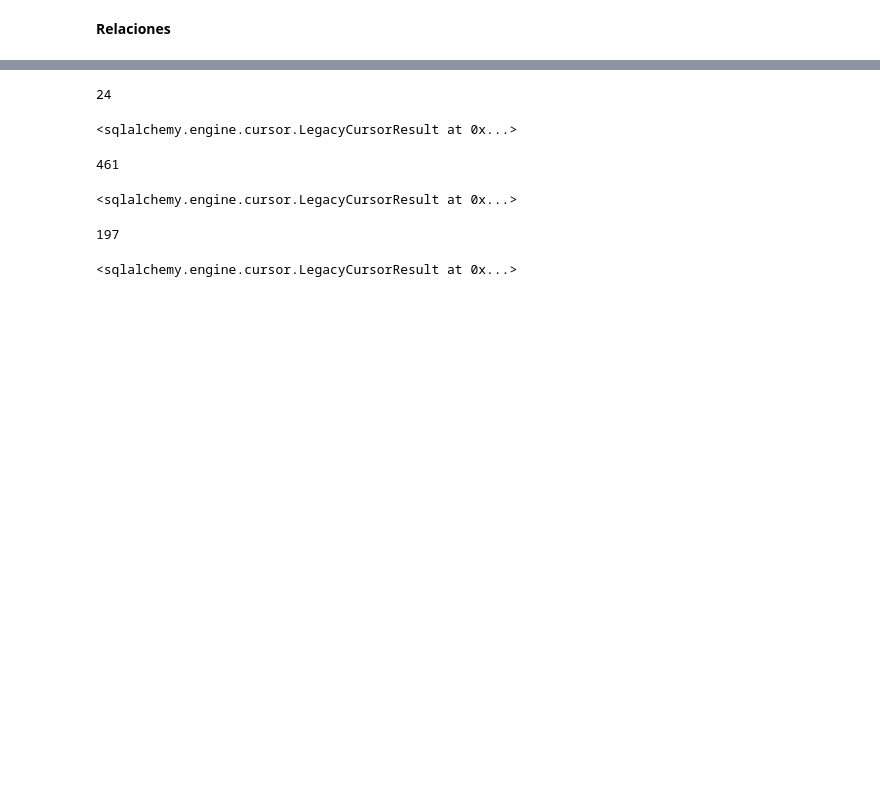
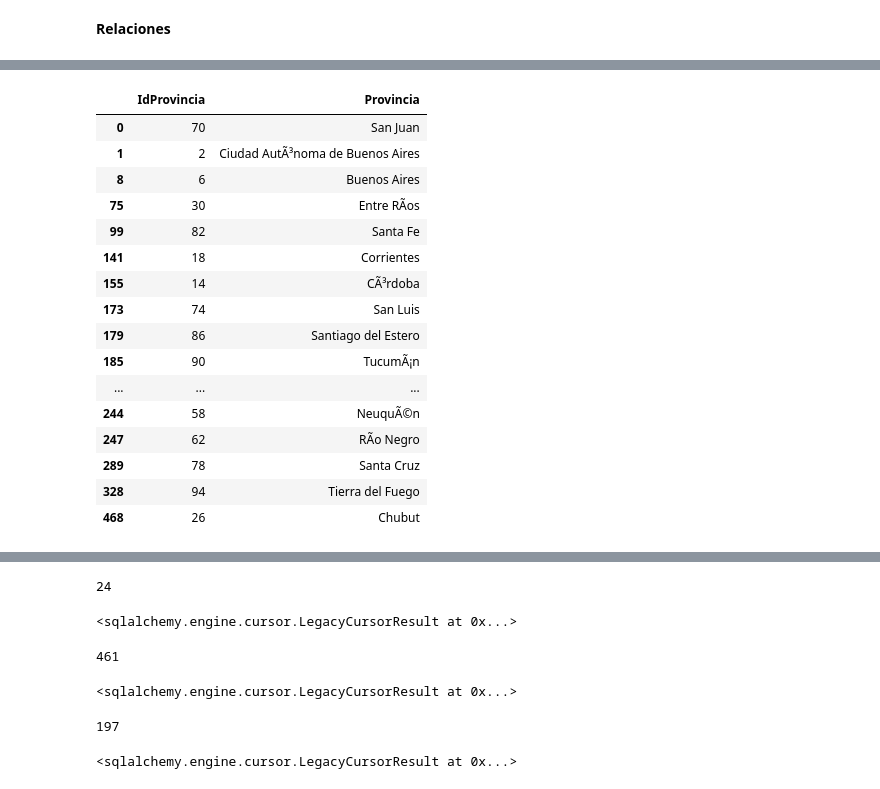
Before and after one commit to yesicadematos/Data-Analyst, a Jupyter notebook: prueba/relaciones.ipynb, the cells around one changed output, grey strips where cells are left out. Drawn from its saved outputs; the diff is of its cells as text; code cells hidden in the pictures; blank space fills up the shorter version.

```diff
--- a/prueba/relaciones.ipynb
+++ b/prueba/relaciones.ipynb
@@ -161,3 +181,23 @@ df_resultadoP.drop_duplicates('IdProvincia' ,inplace=True)
+# %%
+df_resultadoP
+# %% [output]
+|  | IdProvincia | Provincia |
+| 0 | 70 | San Juan |
+| 1 | 2 | Ciudad AutÃ³noma de Buenos Aires |
+| 8 | 6 | Buenos Aires |
+| 75 | 30 | Entre RÃ­os |
+| 99 | 82 | Santa Fe |
+| 141 | 18 | Corrientes |
+| 155 | 14 | CÃ³rdoba |
+| 173 | 74 | San Luis |
+| 179 | 86 | Santiago del Estero |
+| 185 | 90 | TucumÃ¡n |
+| ... | ... | ... |
+| 244 | 58 | NeuquÃ©n |
+| 247 | 62 | RÃ­o Negro |
+| 289 | 78 | Santa Cruz |
+| 328 | 94 | Tierra del Fuego |
+| 468 | 26 | Chubut |
 # %%
 df_resultadoD=pd.concat([df_DepartamentoB,df_DepartamentoC,df_DepartamentoM], sort=False, ignore_index=False)
 df_resultadoD.sample(6)
```
Also changed, not shown: parts of 16 cells of this notebook, 5 other files.
